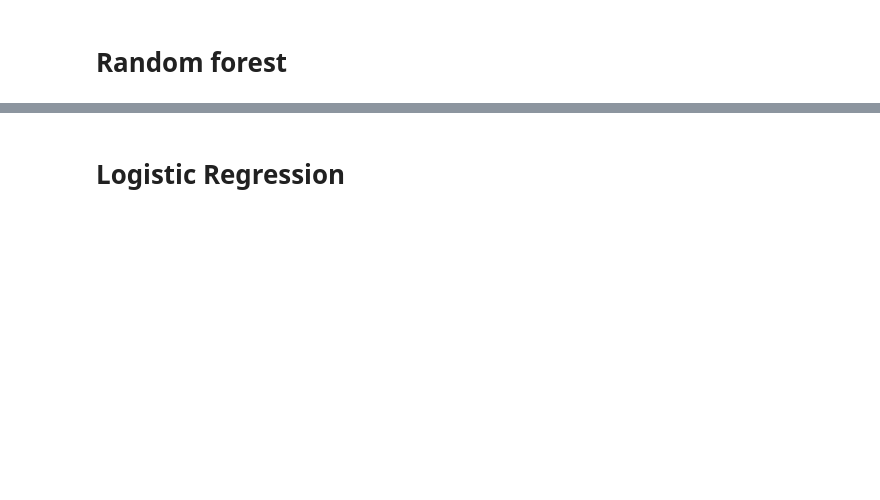
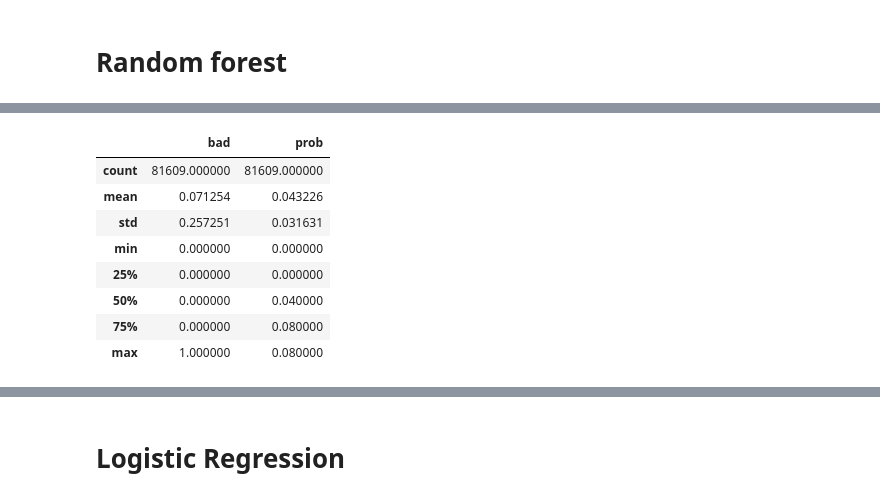
Before and after one commit to Ravirajadrangi/Lending-Club, a Jupyter notebook: Basic classifier testing.ipynb, the cells around one changed output, grey strips where cells are left out. Cells and saved outputs as stored; diff of their text form; code cells hidden in the pictures; blank space fills up the shorter version.

```diff
--- a/Basic classifier testing.ipynb
+++ b/Basic classifier testing.ipynb
@@ -74,3 +120,15 @@ array([ 0.,  1.,  0., ...,  0.,  0.,  0.])
+# %%
+r[r.prob <= .1].describe()
+# %% [output]
+|  | bad | prob |
+| count | 81609.000000 | 81609.000000 |
+| mean | 0.071254 | 0.043226 |
+| std | 0.257251 | 0.031631 |
+| min | 0.000000 | 0.000000 |
+| 25% | 0.000000 | 0.000000 |
+| 50% | 0.000000 | 0.040000 |
+| 75% | 0.000000 | 0.080000 |
+| max | 1.000000 | 0.080000 |
 # %%
 features = sorted(list(zip(X.columns, model.feature_importances_)), key=lambda x: x[1],
       reverse=True)
```
Also changed, not shown: parts of 16 cells of this notebook, 2 other files.
